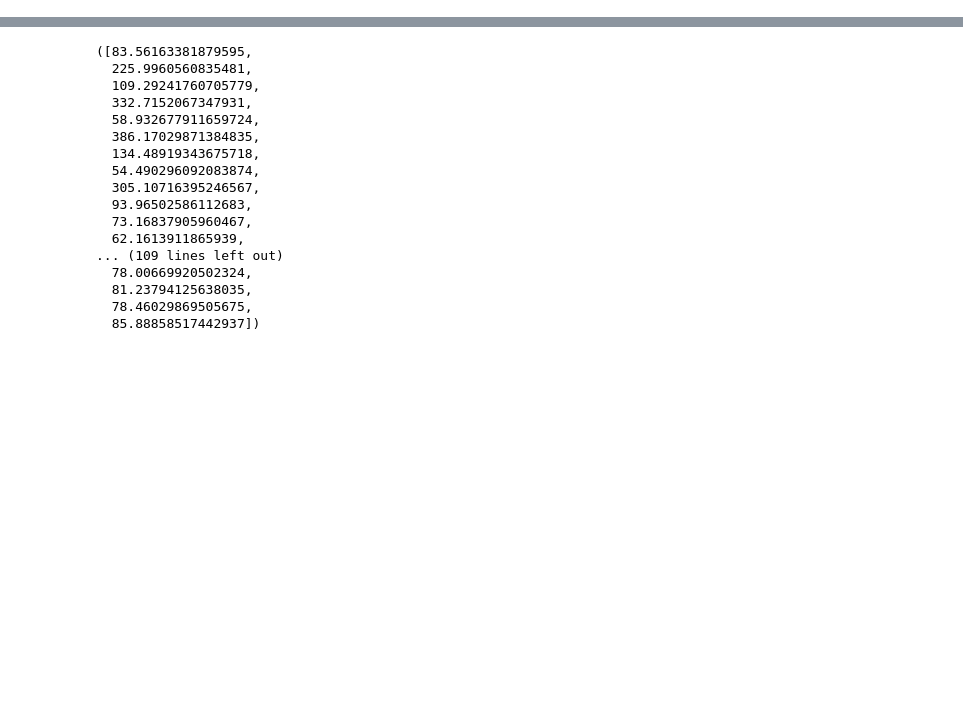
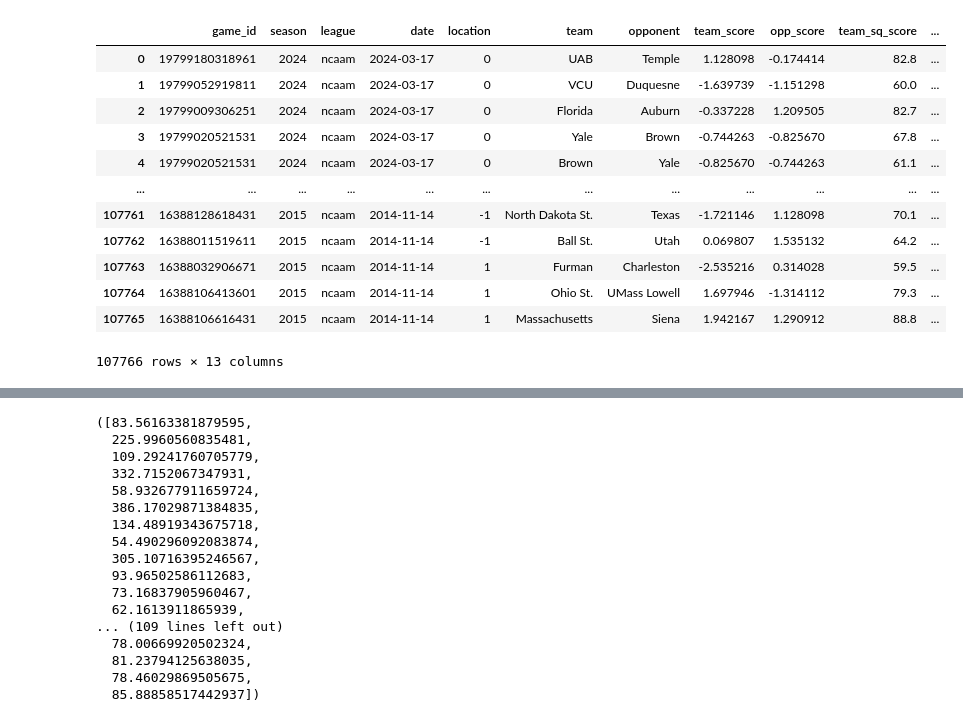
Before and after one commit to btatkinson/oddsmaker, a Jupyter notebook: notebooks/MasseyOpt.ipynb, the cells around one changed output, grey strips where cells are left out. Drawn from its saved outputs; the diff is of its cells as text; code cells hidden in the pictures; blank space fills up the shorter version.

```diff
--- a/notebooks/MasseyOpt.ipynb
+++ b/notebooks/MasseyOpt.ipynb
@@ -17,7 +37,3 @@ class Optimizer:
 
     def optimize(self):
         raise NotImplementedError("Subclasses must implement the optimize method.")
-# %%
-test = pd.read_csv('../data/testing/sq_scores.csv')
-test['location'] = test['location'].map({'home':1,'neutral':0,'away':-1})
-test['sq_diff'] = test['team_sq_score'].copy() - test['opp_sq_score'].copy()
@@ -436,0 +312,22 @@ off_halflifes, def_halflifes, optimal_meta_halflife, l2s, corrs = MO.run_full_ti
+# %%
+
+from sklearn.preprocessing import StandardScaler
+
+scaler = StandardScaler()
+scaler.fit(test[['team_score', 'opp_score']])
+test[['team_score', 'opp_score']] = scaler.transform(test[['team_score', 'opp_score']])
+test
+# %% [output]
+|  | game_id | season | league | date | location | team | opponent | team_score | opp_score | team_sq_score | ... |
+| 0 | 19799180318961 | 2024 | ncaam | 2024-03-17 | 0 | UAB | Temple | 1.128098 | -0.174414 | 82.8 | ... |
+| 1 | 19799052919811 | 2024 | ncaam | 2024-03-17 | 0 | VCU | Duquesne | -1.639739 | -1.151298 | 60.0 | ... |
+| 2 | 19799009306251 | 2024 | ncaam | 2024-03-17 | 0 | Florida | Auburn | -0.337228 | 1.209505 | 82.7 | ... |
+| 3 | 19799020521531 | 2024 | ncaam | 2024-03-17 | 0 | Yale | Brown | -0.744263 | -0.825670 | 67.8 | ... |
+| 4 | 19799020521531 | 2024 | ncaam | 2024-03-17 | 0 | Brown | Yale | -0.825670 | -0.744263 | 61.1 | ... |
+| ... | ... | ... | ... | ... | ... | ... | ... | ... | ... | ... | ... |
+| 107761 | 16388128618431 | 2015 | ncaam | 2014-11-14 | -1 | North Dakota St. | Texas | -1.721146 | 1.128098 | 70.1 | ... |
+| 107762 | 16388011519611 | 2015 | ncaam | 2014-11-14 | -1 | Ball St. | Utah | 0.069807 | 1.535132 | 64.2 | ... |
+| 107763 | 16388032906671 | 2015 | ncaam | 2014-11-14 | 1 | Furman | Charleston | -2.535216 | 0.314028 | 59.5 | ... |
+| 107764 | 16388106413601 | 2015 | ncaam | 2014-11-14 | 1 | Ohio St. | UMass Lowell | 1.697946 | -1.314112 | 79.3 | ... |
+| 107765 | 16388106616431 | 2015 | ncaam | 2014-11-14 | 1 | Massachusetts | Siena | 1.942167 | 1.290912 | 88.8 | ... |
+107766 rows × 13 columns
```
Also changed, not shown: parts of 15 cells of this notebook.
